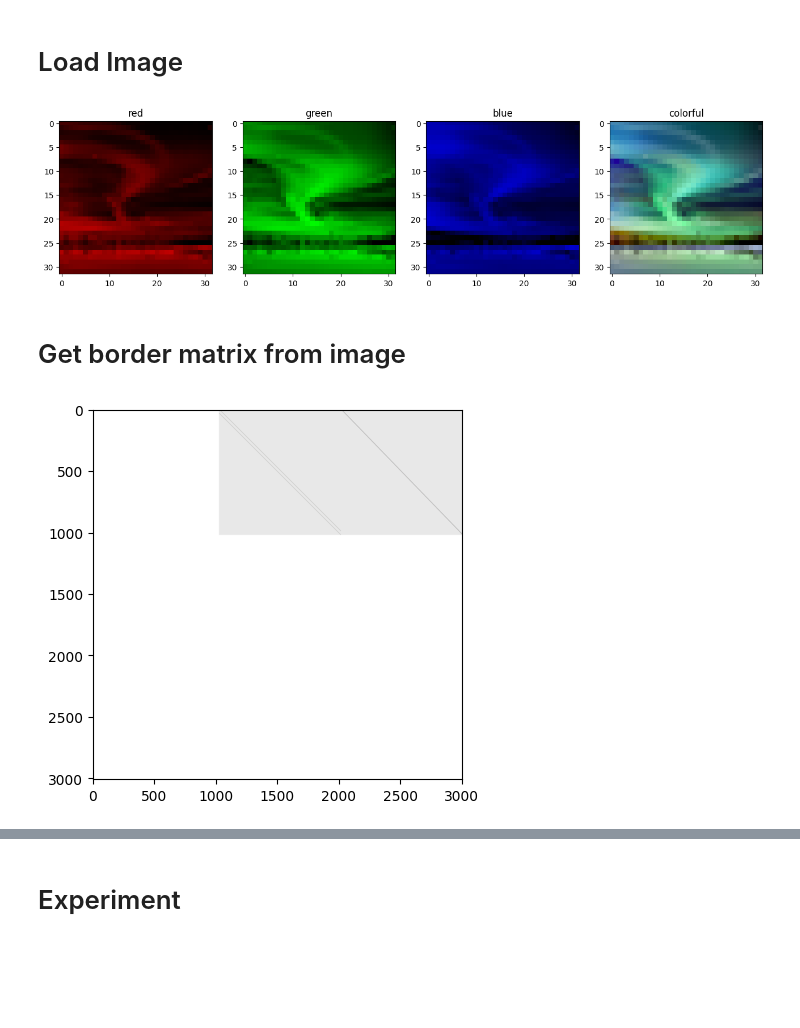
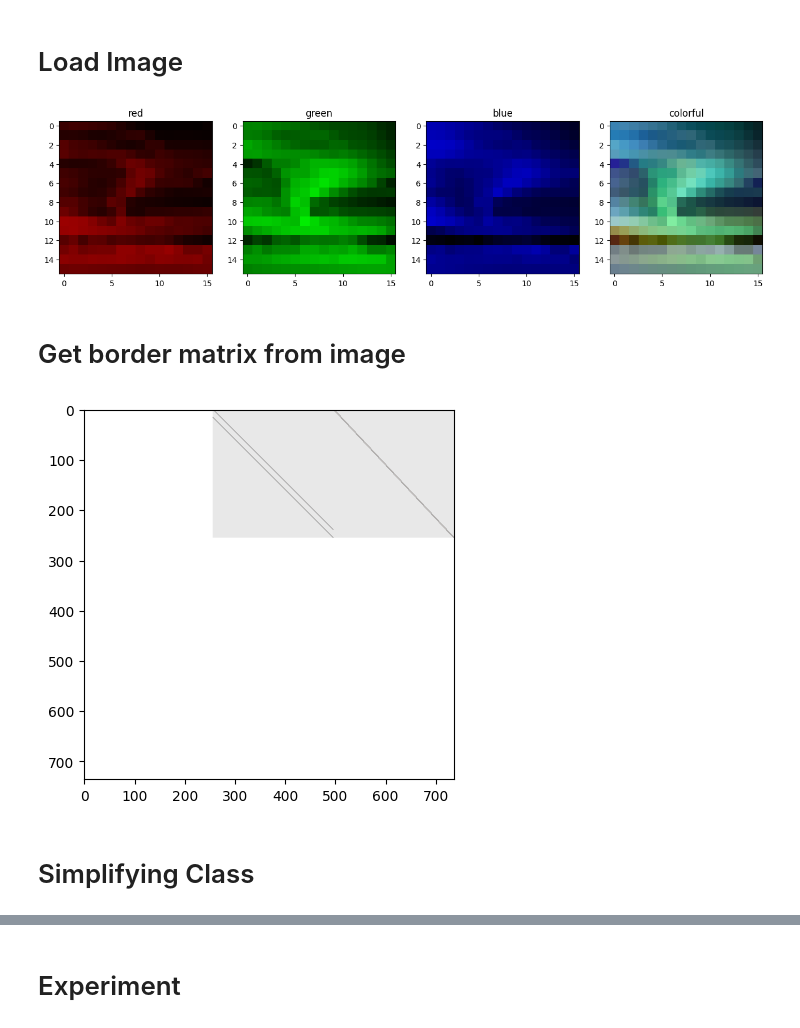
Before and after one commit to zimfv/depth-poset, a Jupyter notebook: notebooks/Simplify Picture.ipynb, the cells around one changed output, grey strips where cells are left out. Saved outputs shown, nothing was run; the diff lists cells and outputs as text; code cells hidden in the pictures; blank space fills up the shorter version.

```diff
--- a/notebooks/Simplify Picture.ipynb
+++ b/notebooks/Simplify Picture.ipynb
@@ -26,27 +26,27 @@ from tqdm import tqdm
 # %%
 path = 'source/aurora.png'
 image = plt.imread(path)[:, :, :3]
-#image = ndimage.zoom(image, (0.5, 0.5, 1), order=1, grid_mode=True)
+image = ndimage.zoom(image, (0.5, 0.5, 1), order=1, grid_mode=True)
 
 
 
 fig, axs = plt.subplots(1, 4, figsize=(16, 5))
 
 for i, color in enumerate(['red', 'green', 'blue']):
     axs[i].set_title(color)
     image_to_show = np.zeros(image.shape)
     image_to_show[:, :, i] = image[:, :, i]
     axs[i].imshow(image_to_show)
 
 #axs[3].set_title('black-white')
 #axs[3].imshow(image.mean(axis=2).reshape([image.shape[0], image.shape[1], 1]) * np.ones([1, 1, 3]))
 
 axs[3].set_title('colorful')
 axs[3].imshow(image)
 
 plt.show()
 # %% [output]
-[figure, old version]
+[figure, new version]
 # %% [markdown]
 # Get border matrix from image
 # %%
@@ -190,4 +191,6 @@ if len(dims) < 4096:
     bm_to_show[bm_to_show == 0] = np.nan
     plt.imshow(bm_to_show, cmap='Reds')
 # %% [output]
-[figure, old version]
+[figure, new version]
+# %% [markdown]
+# Simplifying Class
```
Also changed, not shown: parts of 34 cells of this notebook, 1 other file.
